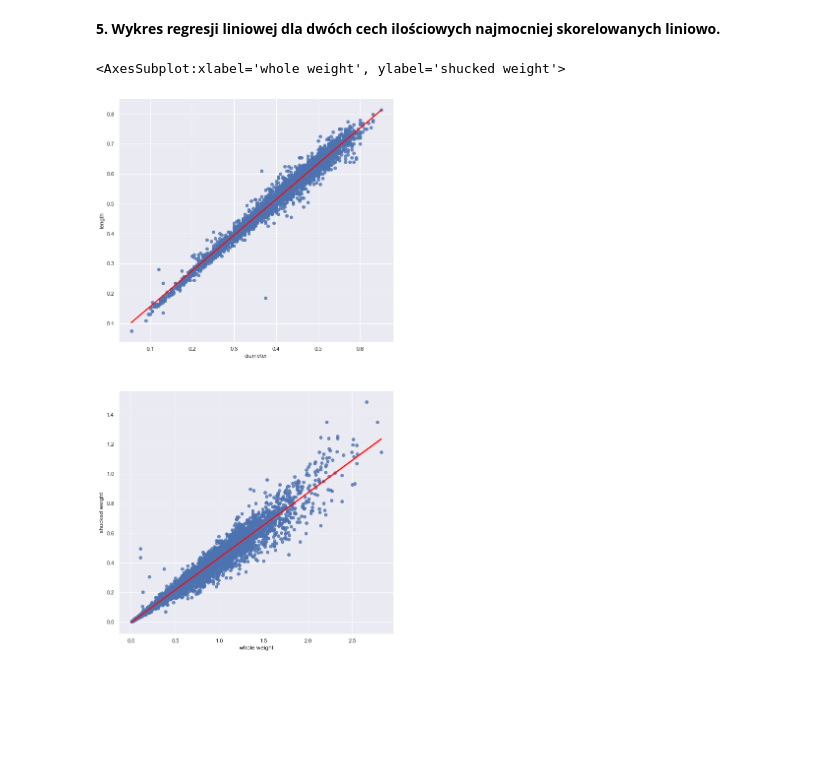
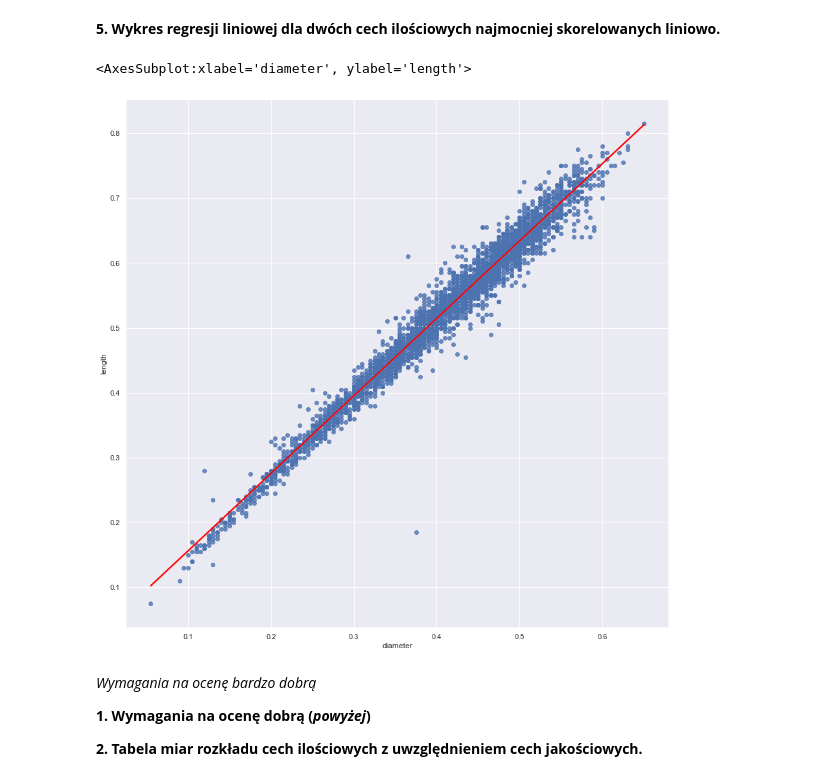
Before and after one commit to oskarkurczewski/ok_dl_zad4, a Jupyter notebook: analysis.ipynb, the cells around one changed output. Drawn from its saved outputs; the diff is of its cells as text; code cells hidden in the pictures; blank space fills up the shorter version.

```diff
--- a/analysis.ipynb
+++ b/analysis.ipynb
@@ -147,11 +152,13 @@ sea.heatmap(data.corr())
 # %%
 sea.set_theme(color_codes=True)
 
-fig, ax = plt.subplots(2, 1, figsize = (10, 20))
-
-sea.regplot(x = 'diameter', y = 'length', data = data_quantitative, ax = ax[0], line_kws={"color": "red"})
-
-sea.regplot(x = 'whole weight', y = 'shucked weight', data = data_quantitative, ax = ax[1], line_kws={"color": "red"})
+sea.regplot(x = 'diameter', y = 'length', data = data_quantitative, line_kws={"color": "red"})
 # %% [output]
-<AxesSubplot:xlabel='whole weight', ylabel='shucked weight'>
+<AxesSubplot:xlabel='diameter', ylabel='length'>
-[figure, old version]
+[figure, new version]
+# %% [markdown]
+*Wymagania na ocenę bardzo dobrą*
+
+**1. Wymagania na ocenę dobrą (*powyżej*)**
+
+**2. Tabela miar rozkładu cech ilościowych z uwzględnieniem cech jakościowych.**
```
Also changed, not shown: parts of 4 cells of this notebook.
